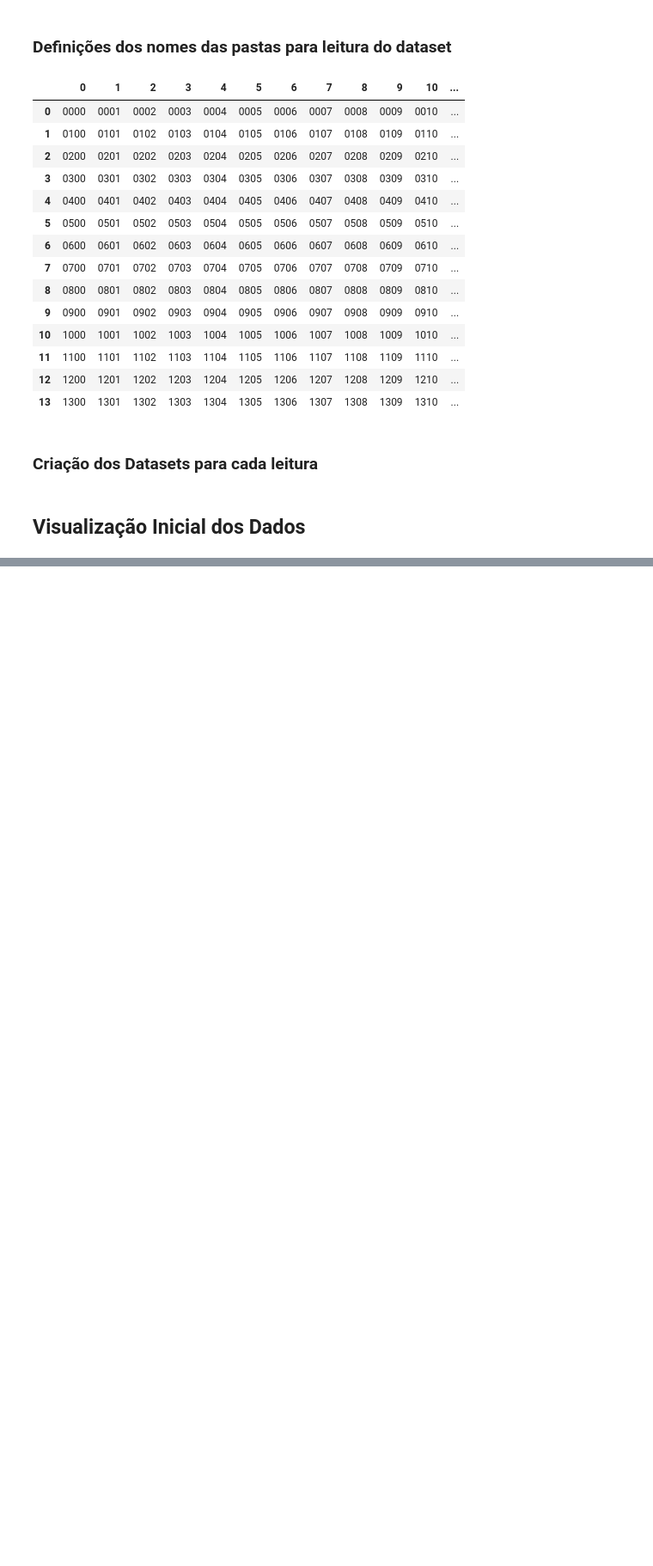
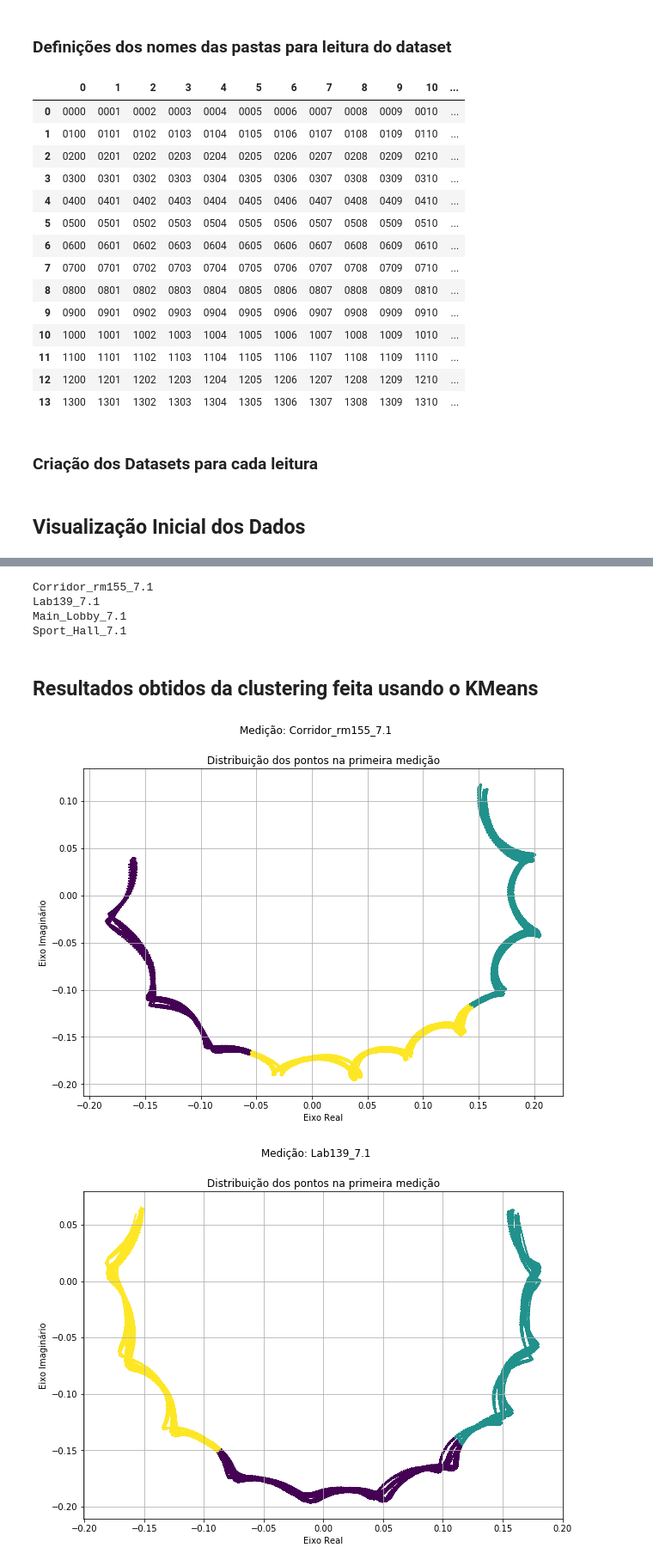
Before and after one commit to JoaoMateus1010/MachineLearning, a Jupyter notebook: works/Final_Project.ipynb, the cells around one changed output, grey strips where cells are left out. Shown at 86% size. Cells and saved outputs as stored; diff of their text form; code cells hidden in the pictures; blank space fills up the shorter version.

```diff
--- a/works/Final_Project.ipynb
+++ b/works/Final_Project.ipynb
@@ -164,0 +193,39 @@ for key in Datasets:
+# %%
+ModelCluster = KMeans(n_clusters=3,n_jobs=-1)
+for (key,value) in Datasets.items():
+    print(key)
+# %% [output]
+Corridor_rm155_7.1
+Lab139_7.1
+Main_Lobby_7.1
+Sport_Hall_7.1
+# %%
+dataframe_x_y = pd.DataFrame()
+for (key,value) in Datasets.items():
+    #Primeira leitura
+    dataframe_x_y["x"] = Datasets[key]["re:Trc1_S11"].values
+    dataframe_x_y["y"] = Datasets[key]["im:Trc1_S11"].values
+    result_fit = ModelCluster.fit(dataframe_x_y.values)
+    Datasets[key]["label_read_1"] = result_fit.labels_
+    #Segunda leitura
+    dataframe_x_y["x"] = Datasets[key]["re:Trc2_S21"].values
+    dataframe_x_y["y"] = Datasets[key]["im:Trc2_S21"].values
+    result_fit = ModelCluster.fit(dataframe_x_y.values)
+    Datasets[key]["label_read_2"] = result_fit.labels_
+# %% [markdown]
+## Resultados obtidos da clustering feita usando o KMeans
+# %%
+for (key,value) in Datasets.items():
+    #if(Datasets[key]["label_read_1"] == Datasets[key]["label_read_2"]):
+    plt.figure(figsize=(10,7))
+    plt.xlabel("Eixo Real")
+    plt.ylabel("Eixo Imaginário")
+    plt.title("Distribuição dos pontos na primeira medição")
+    plt.suptitle("Medição: "+str(key))
+    array_x = Datasets[key]["re:Trc1_S11"]
+    array_y = Datasets[key]["im:Trc1_S11"]
+    plt.grid(axis="both")
+    plt.scatter(x=array_x,y=array_y,marker=".",s=1,c=Datasets[key]["label_read_1"].values)
+# %% [output]
+[figure, added]
+[figure, added]
```
Also changed, not shown: parts of 20 cells of this notebook.
